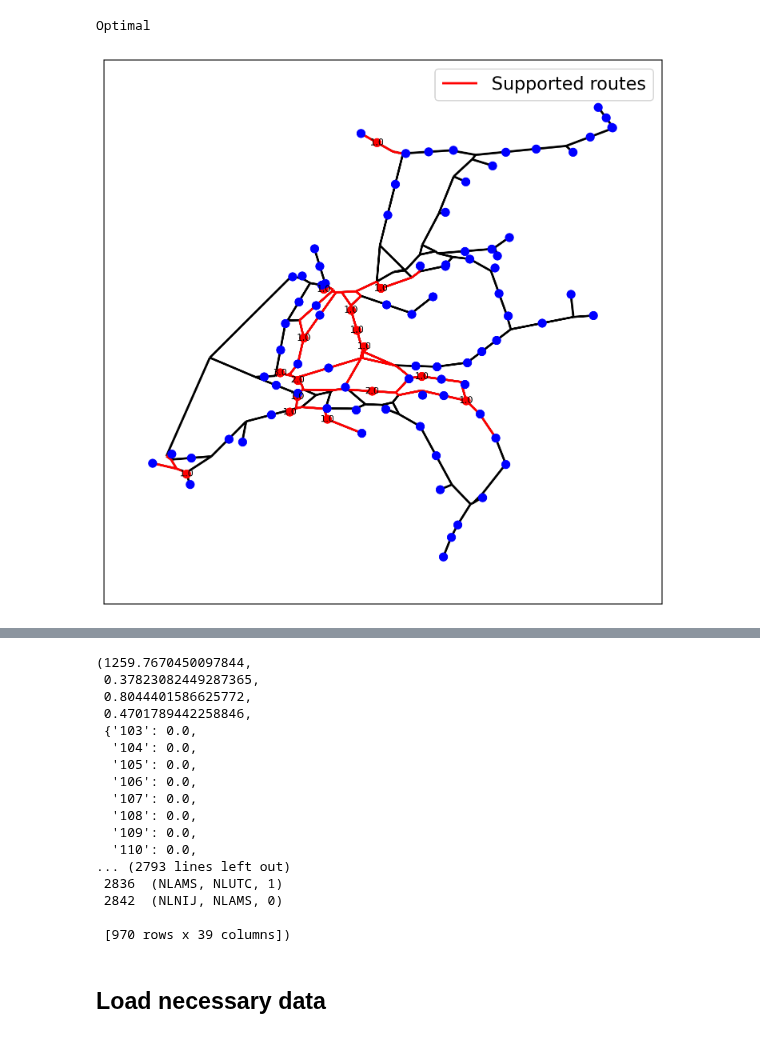
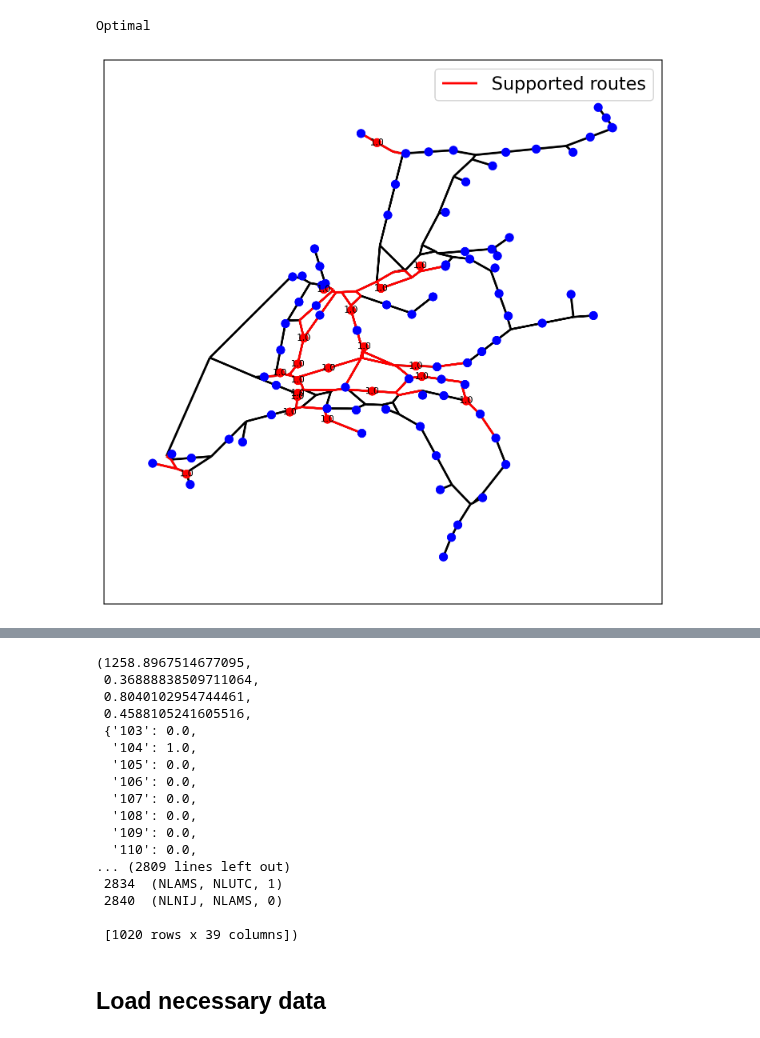
Before and after one commit to fabiandriessen/Thesis, a Jupyter notebook: 5_waterway_network_test.ipynb, the cells around one changed output, grey strips where cells are left out. Saved outputs shown, nothing was run; the diff lists cells and outputs as text; code cells hidden in the pictures.

```diff
--- a/5_waterway_network_test.ipynb
+++ b/5_waterway_network_test.ipynb
@@ -12,7 +12,7 @@ import time
 # %%
 %%time
 ## Test full frlm
-flow_refueling_location_model(1, 100000, 20, 2500, 5, 30, vis=True)
+flow_refueling_location_model(1, 100000, 20, 2500, 1, 30, vis=True)
 # %% [output]
 Optimal
-[figure, old version]
+[figure, new version]
@@ -21,20 +21,20 @@ Wall time: 34.6 s
-(1259.7670450097844,
- 0.37823082449287365,
- 0.8044401586625772,
- 0.4701789442258846,
+(1258.8967514677095,
+ 0.36888838509711064,
+ 0.8040102954744461,
+ 0.4588105241605516,
  {'103': 0.0,
-  '104': 0.0,
+  '104': 1.0,
   '105': 0.0,
   '106': 0.0,
   '107': 0.0,
   '108': 0.0,
   '109': 0.0,
   '110': 0.0,
-... (2793 lines left out)
- 2836  (NLAMS, NLUTC, 1)
- 2842  (NLNIJ, NLAMS, 0)
+... (2809 lines left out)
+ 2834  (NLAMS, NLUTC, 1)
+ 2840  (NLNIJ, NLAMS, 0)
 
- [970 rows x 39 columns])
+ [1020 rows x 39 columns])
 # %% [markdown]
 ## Load necessary data
 # %%
```
Also changed, not shown: parts of 1 cell of this notebook, 8 other files.
